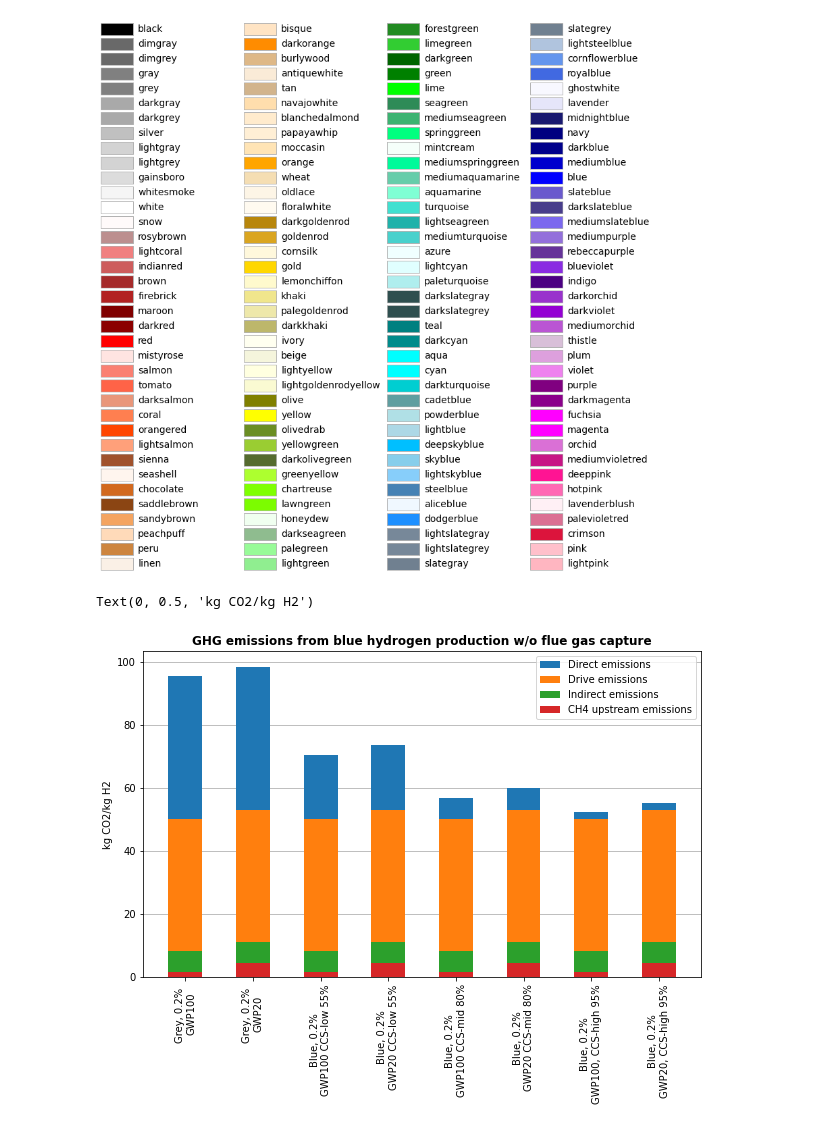
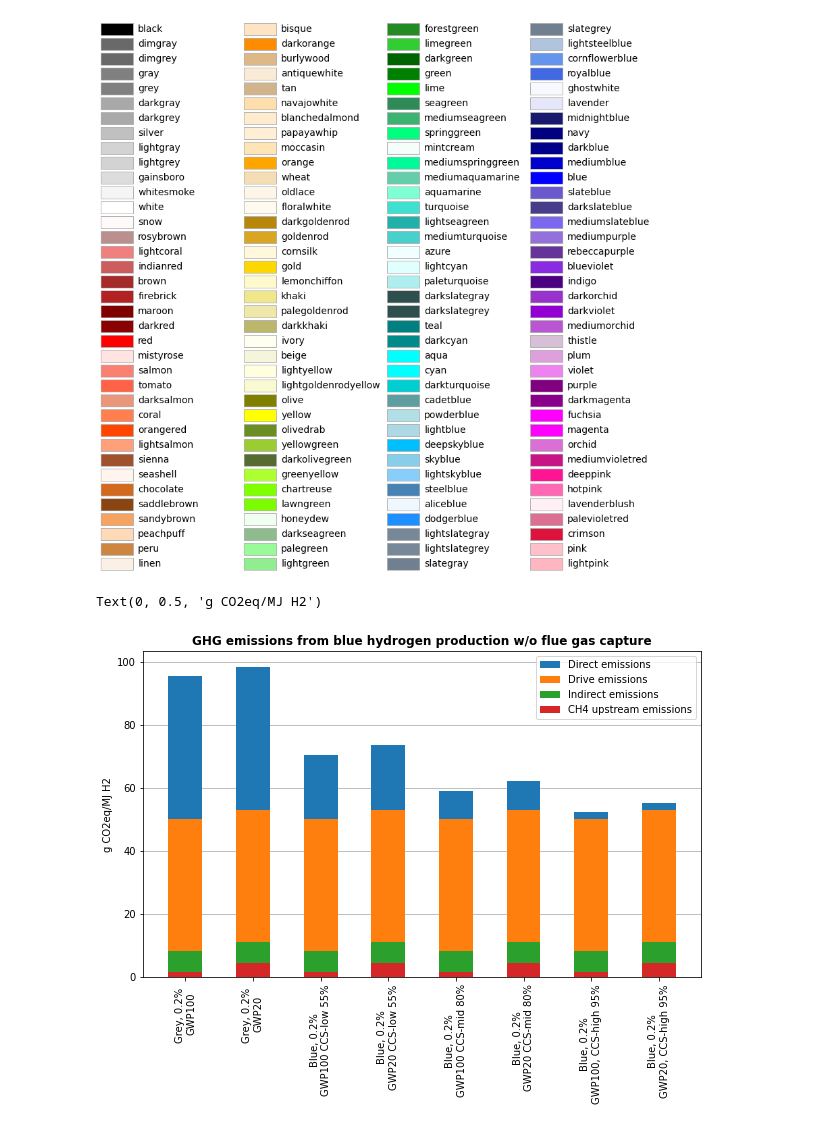
Before and after one commit to ReuterJakob/H2_pathways_repo, a Jupyter notebook: notebooks/Emissions/Production_emissions.ipynb, the cells around one changed output. Saved outputs shown, nothing was run; the diff lists cells and outputs as text; code cells hidden in the pictures.

Commit message:
added Emission calculation

```diff
--- a/notebooks/Production_emissions.ipynb
+++ b/notebooks/Emissions/Production_emissions.ipynb
@@ -97,3 +97,7 @@ GWP100_CH4 = float(upstream[upstream.Properties == 'GWP100 [Years]']['Parameter'
 GWP100_CH4
 # %% [output]
 30.0
+# %%
+# Methane leakage rate in %
+leakage_rate_low = float(upstream[upstream.Properties == 'Upstream methane leakage rate [%] low']['Parameter'].values)
+leakage_rate_low
@@ -412,24 +418,24 @@ Upstream_emissions = [upstream_emissions_GWP100_low, upstream_emissions_GWP20_lo
 # %%
 # Creating a stacked bar chart to display emissions. Adding lists for the bottom method.
 fig, ax = plt.subplots(figsize=(10,6))
 
 width = 0.5
 #y_axis = np.arange(101,step=10)
 direct = plt.bar(x, Direct_emissions, width, label='Direct emissions', bottom=list(map(lambda x, y, z: x + y + z, Upstream_emissions, Indirect_emissions_plt, Drive_emissions_plt)))
-drive = plt.bar(x, Drive_emissions, width, label='Drive emissions', bottom=list(map(lambda x, y: x + y, Upstream_emissions, Indirect_emissions_plt)))
+drive = plt.bar(x, Drive_emissions_plt, width, label='Drive emissions', bottom=list(map(lambda x, y: x + y, Upstream_emissions, Indirect_emissions_plt)))
 indirect = plt.bar(x, Indirect_emissions, width, label = 'Indirect emissions', bottom=Upstream_emissions)
 upstream = plt.bar(x, Upstream_emissions, width, label = 'CH4 upstream emissions')
 plt.grid(True, axis = 'y')
 ax.set_axisbelow(True)
 #ax.twinx()
 plt.xticks(rotation = 90)
 #plt.yticks(y_axis)
 #plt.ylim(0,90)
 plt.legend(loc='upper right')
 plt.title('GHG emissions from blue hydrogen production w/o flue gas capture', fontweight = 'bold')
 plt.ylabel('g CO2eq/MJ H2')
-ax.set_ylabel('kg CO2/kg H2')
+#ax.set_ylabel('kg CO2/kg H2')
 # %% [output]
-Text(0, 0.5, 'kg CO2/kg H2')
+Text(0, 0.5, 'g CO2eq/MJ H2')
-[figure, old version]
+[figure, new version]
 # %%
```
Also changed, not shown: parts of 9 cells of this notebook, 1 other file.
